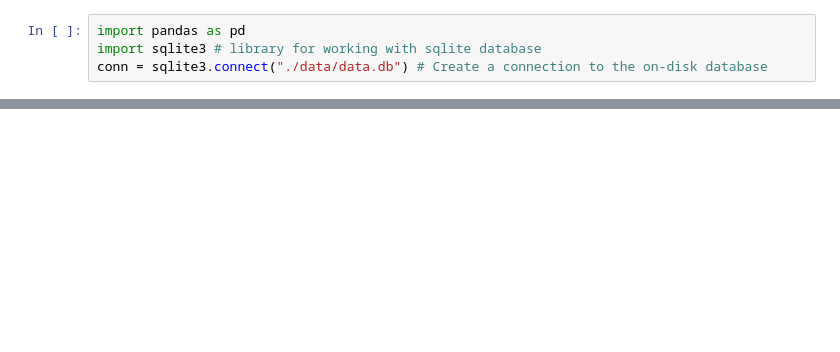
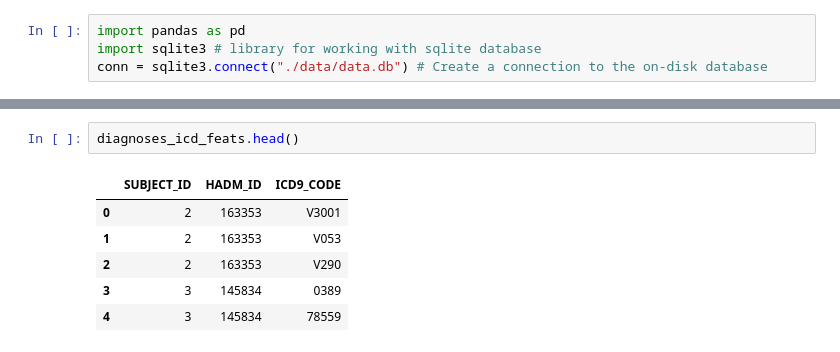
Before and after one commit to kevinmchu/BME590Final, a Jupyter notebook: Design matrix.ipynb, the cells around one changed output, grey strips where cells are left out. Drawn from its saved outputs; the diff is of its cells as text; blank space fills up the shorter version.

```diff
--- a/Design matrix.ipynb
+++ b/Design matrix.ipynb
@@ -112,0 +150,9 @@ admissions_cols = pd.read_sql("""SELECT SUBJECT_ID, HADM_ID, ADMITTTIME, DISCHTI
+# %%
+diagnoses_icd_feats.head()
+# %% [output]
+|  | SUBJECT_ID | HADM_ID | ICD9_CODE |
+| 0 | 2 | 163353 | V3001 |
+| 1 | 2 | 163353 | V053 |
+| 2 | 2 | 163353 | V290 |
+| 3 | 3 | 145834 | 0389 |
+| 4 | 3 | 145834 | 78559 |
```
Also changed, not shown: parts of 11 cells of this notebook.
